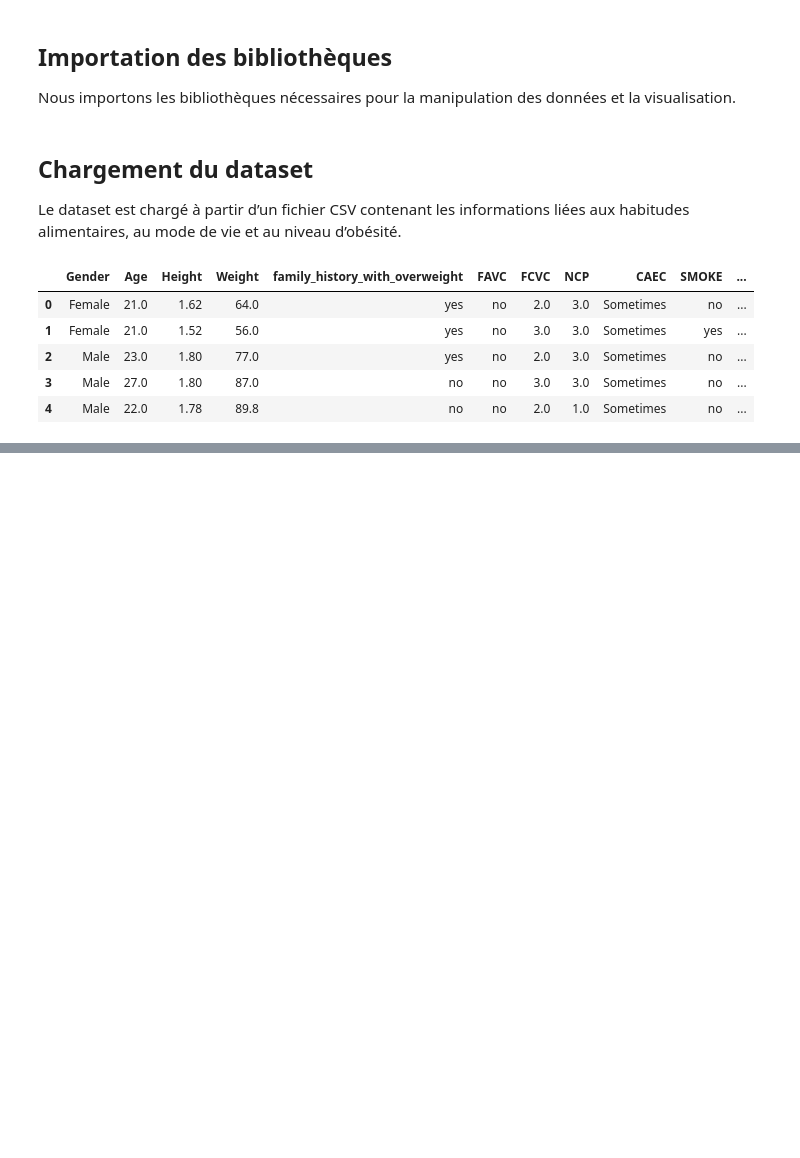
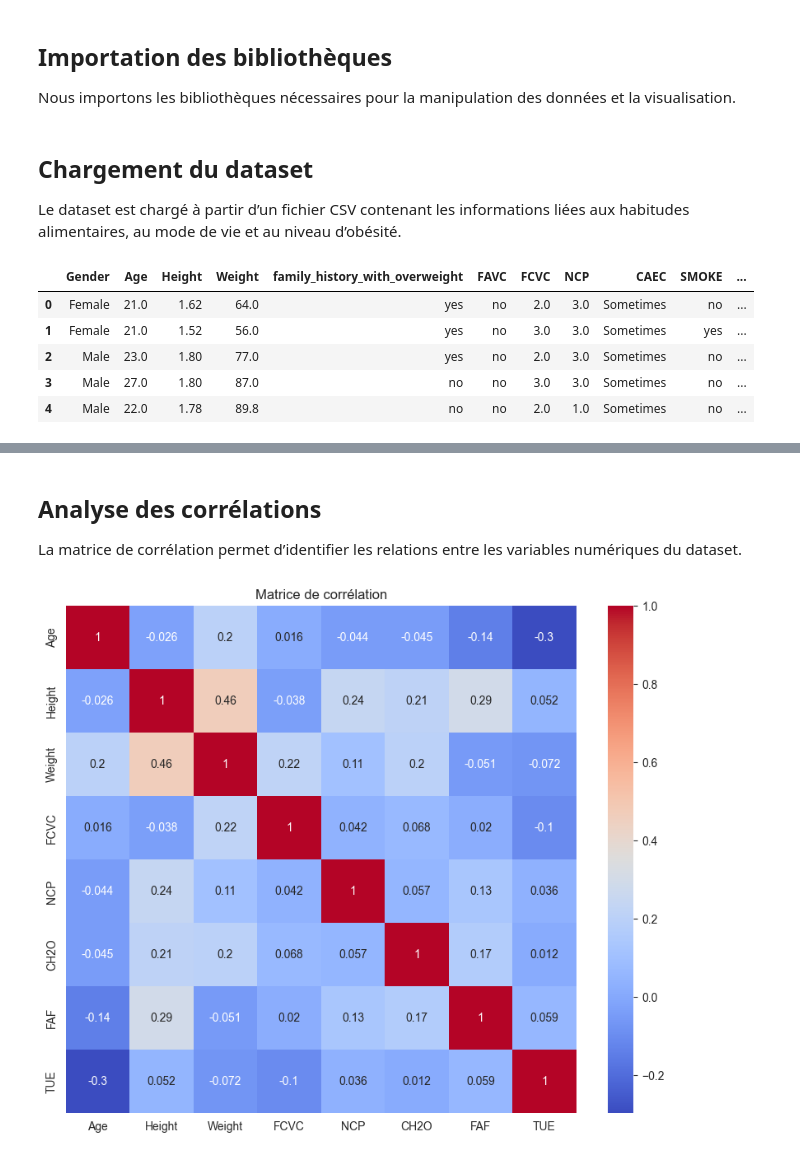
Before and after one commit to hamzasennah/PROJET___-2__-GROUPE__7__CODING__WEEK-1, a Jupyter notebook: notebooks/eda.ipynb, the cells around one changed output, grey strips where cells are left out. Cells and saved outputs as stored; diff of their text form; code cells hidden in the pictures; blank space fills up the shorter version.

```diff
--- a/notebooks/eda.ipynb
+++ b/notebooks/eda.ipynb
@@ -44,0 +124,14 @@ TEST
+# %% [markdown]
+## Analyse des corrélations
+
+La matrice de corrélation permet d’identifier les relations entre les
+variables numériques du dataset.
+# %%
+corr = df.corr(numeric_only=True)
+
+plt.figure(figsize=(10,8))
+sns.heatmap(corr, annot=True, cmap="coolwarm")
+plt.title("Matrice de corrélation")
+plt.show()
+# %% [output]
+[figure, added]
```
Also changed, not shown: parts of 14 cells of this notebook.
